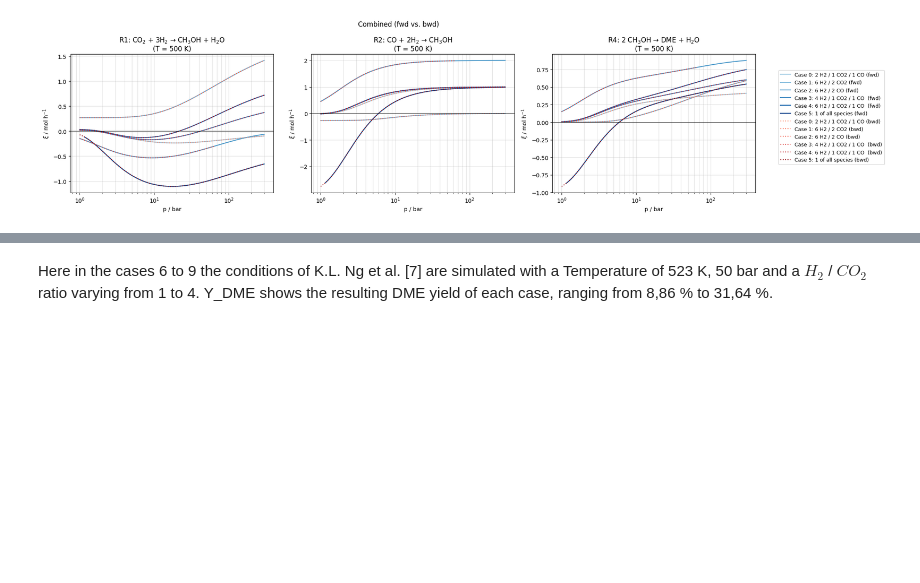
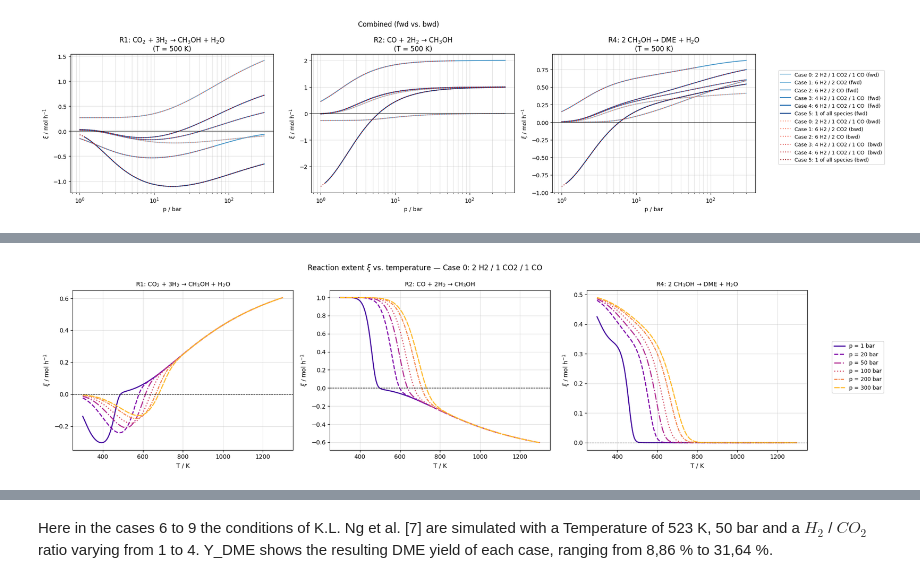
Before and after one commit to PeterSchoenung/CRE3-Assignment-2, a Jupyter notebook: CRE3_Assignment2_Group_5_30_05.ipynb, the cells around one changed output, grey strips where cells are left out. Drawn from its saved outputs; the diff is of its cells as text; code cells hidden in the pictures; blank space fills up the shorter version.

```diff
--- a/CRE3_Assignment2_Group_5_30_05.ipynb
+++ b/CRE3_Assignment2_Group_5_30_05.ipynb
@@ -1840,0 +1540,88 @@ To compare the effects of different initial mixtures, interactive 3D surface plo
+# %%
+# =============================================================================
+# ξ vs T at fixed pressures — 2D line plots for six pressure levels
+#
+# For each test case, one figure with 3 subplots (one per reaction) is shown.
+# Each subplot contains six curves, one per pressure level.
+# A single forward sweep (low T → high T) is used per pressure, warm-started
+# from the previous temperature step for solver stability.
+# =============================================================================
+
+# --- Parameters ---
+T_range_2d = np.linspace(300, 1300, 200)          # Temperature range [K]
+pressures_2d = [1, 20, 50, 100, 200, 300]         # Pressure levels [bar]
+
+# Distinguish pressure levels by both color and linestyle
+p_colors_2d    = plt.cm.plasma(np.linspace(0.1, 0.85, len(pressures_2d)))
+p_linestyles_2d = ['-', '--', '-.', ':', (0, (3,1,1,1)), (0, (5,1))]
+
+# --- Compute ξ(T) for all cases and pressures — forward and backward sweep ---
+# Shape: (n_cases, n_pressures, n_reactions, n_temperatures)
+xi_2d = np.full((len(test_cases), len(pressures_2d), 3, len(T_range_2d)), np.nan)
+
+for ci, (name, n_in) in enumerate(test_cases):
+    for pi, p in enumerate(pressures_2d):
+
+        # --- Forward sweep: low T → high T ---
+        xi_prev = make_initial_guess(n_in, reaction_indices, reaction_tuples)
+        for ti, T in enumerate(T_range_2d):
+            xi = safe_solve(n_in, T, p, xi_init=xi_prev, xi_prev=xi_prev)
+            if not np.any(np.isnan(xi)):
+                xi_2d[ci, pi, :, ti] = xi
+                xi_prev = xi
+
+        # --- Backward sweep: high T → low T ---
+        # Start from the last valid solution of the forward sweep instead of
+        # make_initial_guess — this avoids a discontinuous jump at the right edge.
+        last_valid = next(
+            (xi_2d[ci, pi, :, ti] for ti in range(len(T_range_2d) - 1, -1, -1)
+             if not np.any(np.isnan(xi_2d[ci, pi, :, ti]))),
+            make_initial_guess(n_in, reaction_indices, reaction_tuples)
+        )
+        xi_prev = last_valid
+
+        for ti, T in enumerate(reversed(T_range_2d)):
+            real_ti = len(T_range_2d) - 1 - ti
+            if not np.any(np.isnan(xi_2d[ci, pi, :, real_ti])):
+                xi_prev = xi_2d[ci, pi, :, real_ti]
+                continue
+            xi = safe_solve(n_in, T, p, xi_init=xi_prev, xi_prev=xi_prev)
+            if not np.any(np.isnan(xi)):
+                xi_2d[ci, pi, :, real_ti] = xi
+                xi_prev = xi
+
+# --- Plotting: one figure per test case ---
+for ci, (name, n_in) in enumerate(test_cases):
+    fig, axes = plt.subplots(1, 3, figsize=(18, 5))
+
+    for r_idx in range(3):
+        ax = axes[r_idx]
+
+        for pi, p in enumerate(pressures_2d):
+            ax.plot(
+                T_range_2d,
+                xi_2d[ci, pi, r_idx, :],
+                color=p_colors_2d[pi],
+                linestyle=p_linestyles_2d[pi],
+                linewidth=1.8,
+                label=f'p = {p} bar'
+            )
+
+        ax.axhline(0, color='black', linewidth=0.8, linestyle='--')
+        ax.set_xlabel('T / K', fontsize=10)
+        ax.set_ylabel(r'$\xi$ / mol h$^{-1}$', fontsize=10)
+        ax.set_title(f'{reaction_labels_short[r_idx]}', fontsize=10)
+        ax.grid(True, alpha=0.4)
+
+    # Shared legend to the right
+    handles, labels = axes[0].get_legend_handles_labels()
+    fig.legend(
+        handles, labels,
+        loc='center left', bbox_to_anchor=(1.02, 0.5),
+        fontsize=9, frameon=True
+    )
+    fig.suptitle(f'Reaction extent $\\xi$ vs. temperature — {name}', fontsize=12)
+    plt.tight_layout()
+    plt.show()
+# %% [output]
+[figure, added]
```
Also changed, not shown: parts of 27 cells of this notebook.
